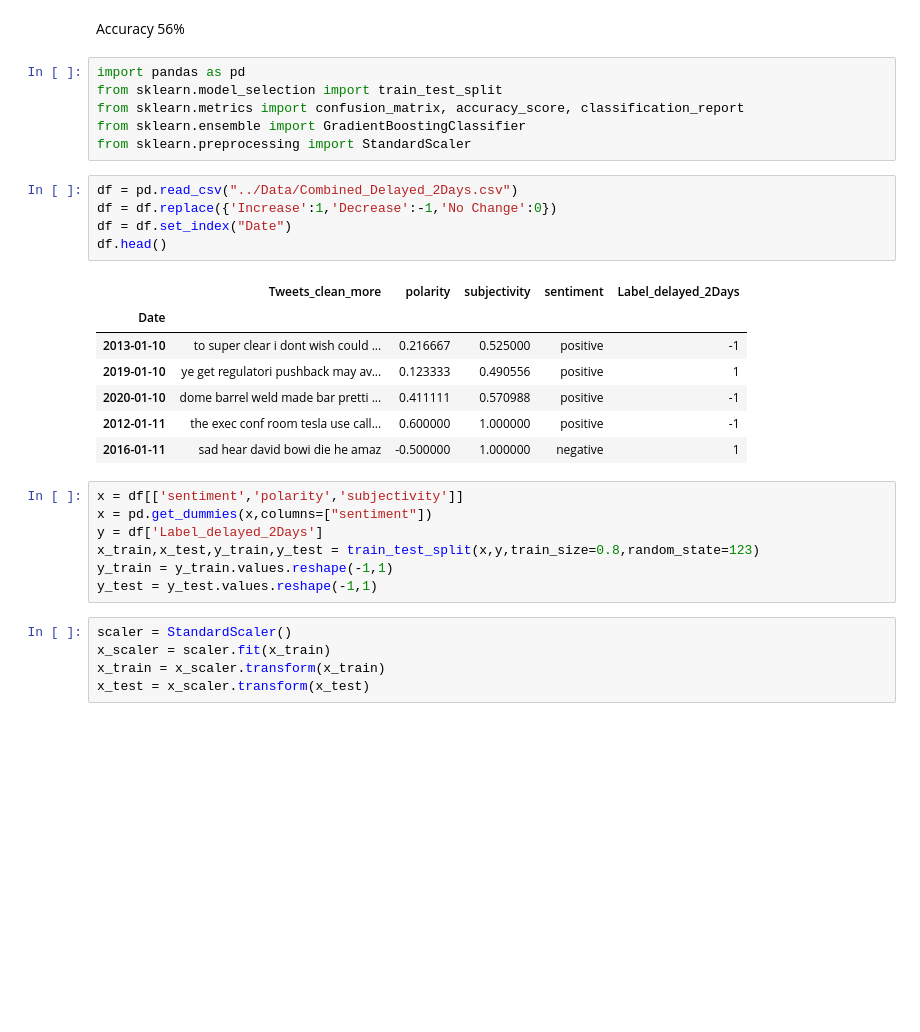
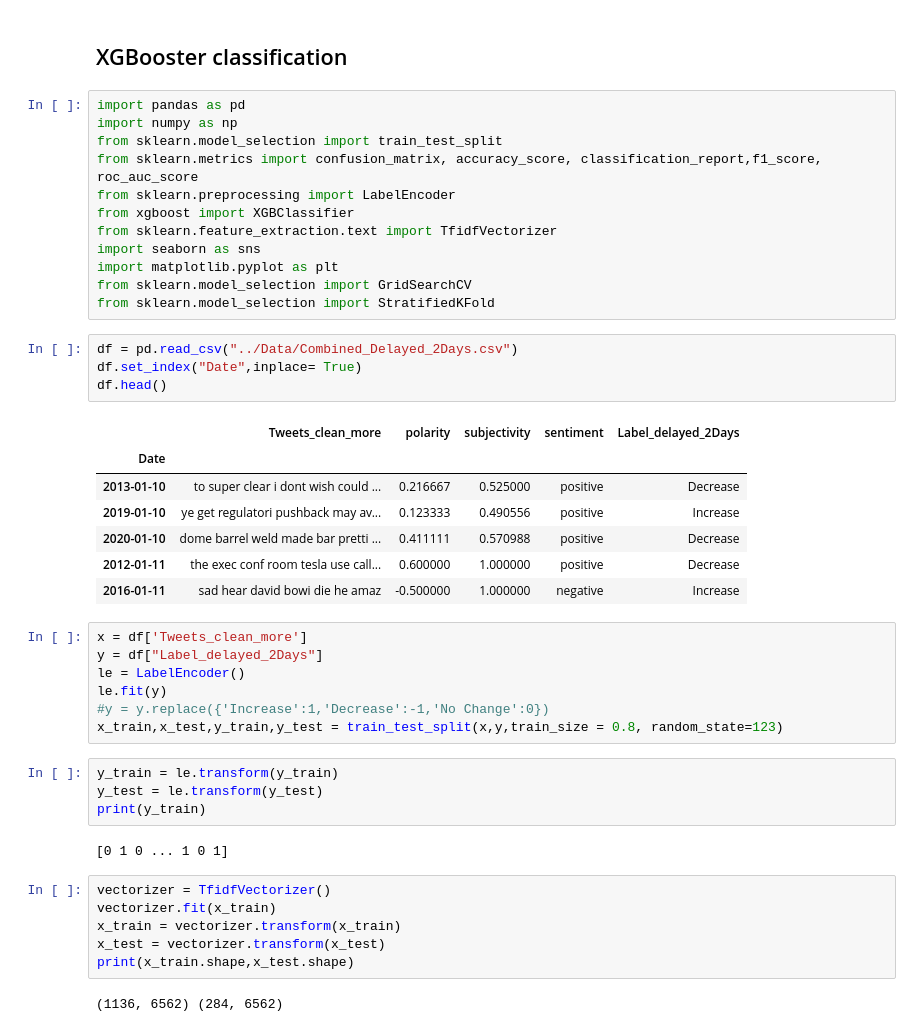
Before and after one commit to xiaodanlu/ANLY-580-Final-Project, a Jupyter notebook: Code/XGB.ipynb, the cells around one changed output. Cells and saved outputs as stored; diff of their text form; blank space fills up the shorter version.

```diff
--- a/Code/XGB.ipynb
+++ b/Code/XGB.ipynb
@@ -1,33 +1,47 @@
-# %% [markdown]
-Accuracy 56%
+# %% [markdown]
+## XGBooster classification
 # %%
 import pandas as pd
+import numpy as np
 from sklearn.model_selection import train_test_split
-from sklearn.metrics import confusion_matrix, accuracy_score, classification_report
-from sklearn.ensemble import GradientBoostingClassifier
-from sklearn.preprocessing import StandardScaler
+from sklearn.metrics import confusion_matrix, accuracy_score, classification_report,f1_score, roc_auc_score
+from sklearn.preprocessing import LabelEncoder
+from xgboost import XGBClassifier
+from sklearn.feature_extraction.text import TfidfVectorizer
+import seaborn as sns
+import matplotlib.pyplot as plt
+from sklearn.model_selection import GridSearchCV
+from sklearn.model_selection import StratifiedKFold
 # %%
 df = pd.read_csv("../Data/Combined_Delayed_2Days.csv")
-df = df.replace({'Increase':1,'Decrease':-1,'No Change':0})
-df = df.set_index("Date")
+df.set_index("Date",inplace= True)
 df.head()
 # %% [output]
 |  | Tweets_clean_more | polarity | subjectivity | sentiment | Label_delayed_2Days |
 | Date |  |  |  |  |  |
-| 2013-01-10 | to super clear i dont wish could ... | 0.216667 | 0.525000 | positive | -1 |
-| 2019-01-10 | ye get regulatori pushback may av... | 0.123333 | 0.490556 | positive | 1 |
-| 2020-01-10 | dome barrel weld made bar pretti ... | 0.411111 | 0.570988 | positive | -1 |
-| 2012-01-11 | the exec conf room tesla use call... | 0.600000 | 1.000000 | positive | -1 |
-| 2016-01-11 | sad hear david bowi die he amaz | -0.500000 | 1.000000 | negative | 1 |
+| 2013-01-10 | to super clear i dont wish could ... | 0.216667 | 0.525000 | positive | Decrease |
+| 2019-01-10 | ye get regulatori pushback may av... | 0.123333 | 0.490556 | positive | Increase |
+| 2020-01-10 | dome barrel weld made bar pretti ... | 0.411111 | 0.570988 | positive | Decrease |
+| 2012-01-11 | the exec conf room tesla use call... | 0.600000 | 1.000000 | positive | Decrease |
+| 2016-01-11 | sad hear david bowi die he amaz | -0.500000 | 1.000000 | negative | Increase |
 # %%
-x = df[['sentiment','polarity','subjectivity']]
-x = pd.get_dummies(x,columns=["sentiment"])
-y = df['Label_delayed_2Days']
-x_train,x_test,y_train,y_test = train_test_split(x,y,train_size=0.8,random_state=123)
-y_train = y_train.values.reshape(-1,1)
-y_test = y_test.values.reshape(-1,1)
+x = df['Tweets_clean_more']
+y = df["Label_delayed_2Days"]
+le = LabelEncoder()
+le.fit(y)
+#y = y.replace({'Increase':1,'Decrease':-1,'No Change':0})
+x_train,x_test,y_train,y_test = train_test_split(x,y,train_size = 0.8, random_state=123)
+# %%
+y_train = le.transform(y_train)
+y_test = le.transform(y_test)
+print(y_train)
+# %% [output]
+[0 1 0 ... 1 0 1]
 # %%
-scaler = StandardScaler()
-x_scaler = scaler.fit(x_train)
-x_train = x_scaler.transform(x_train)
-x_test = x_scaler.transform(x_test)
+vectorizer = TfidfVectorizer()
+vectorizer.fit(x_train)
+x_train = vectorizer.transform(x_train)
+x_test = vectorizer.transform(x_test)
+print(x_train.shape,x_test.shape)
+# %% [output]
+(1136, 6562) (284, 6562)
```
Also changed, not shown: parts of 8 cells of this notebook.
